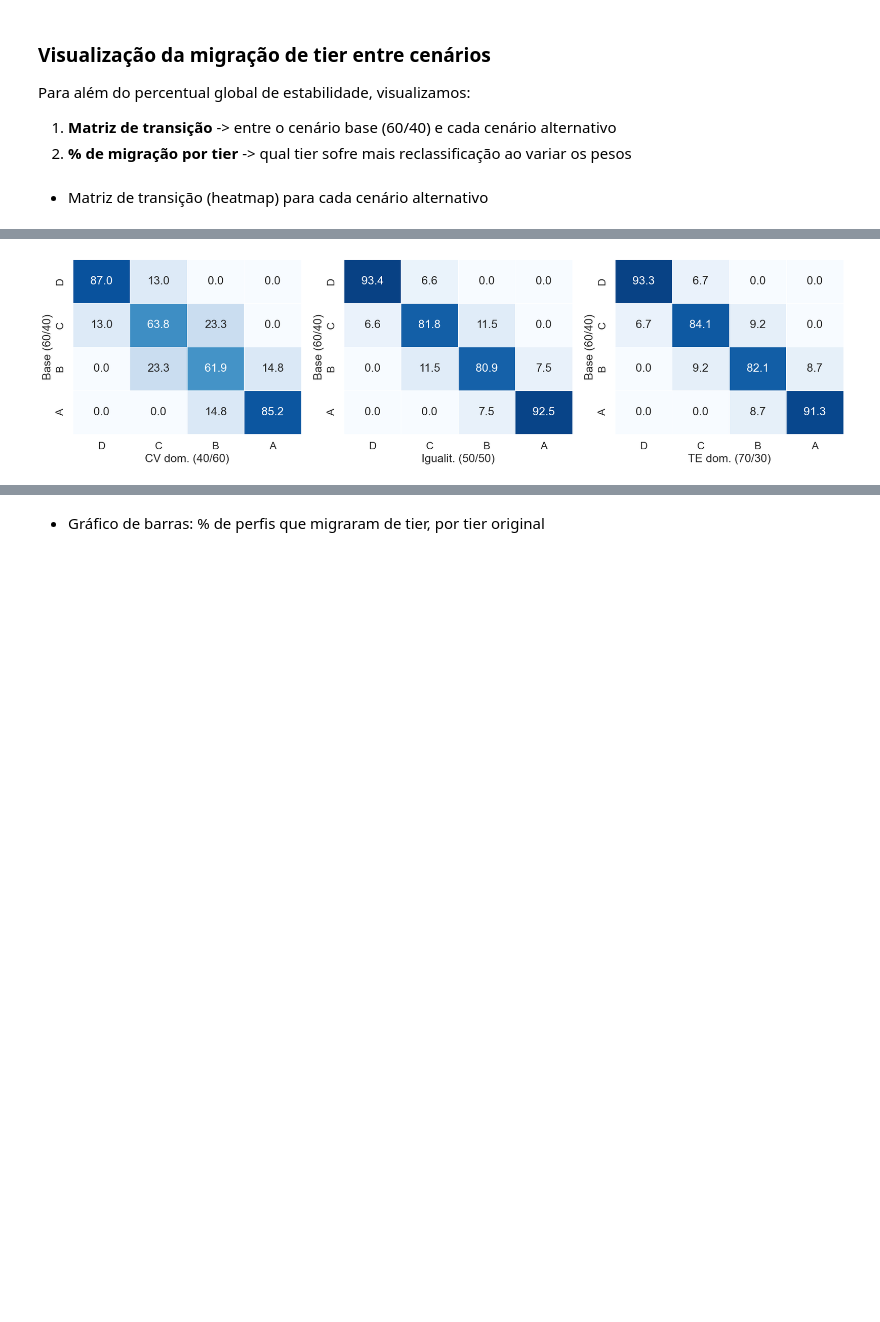
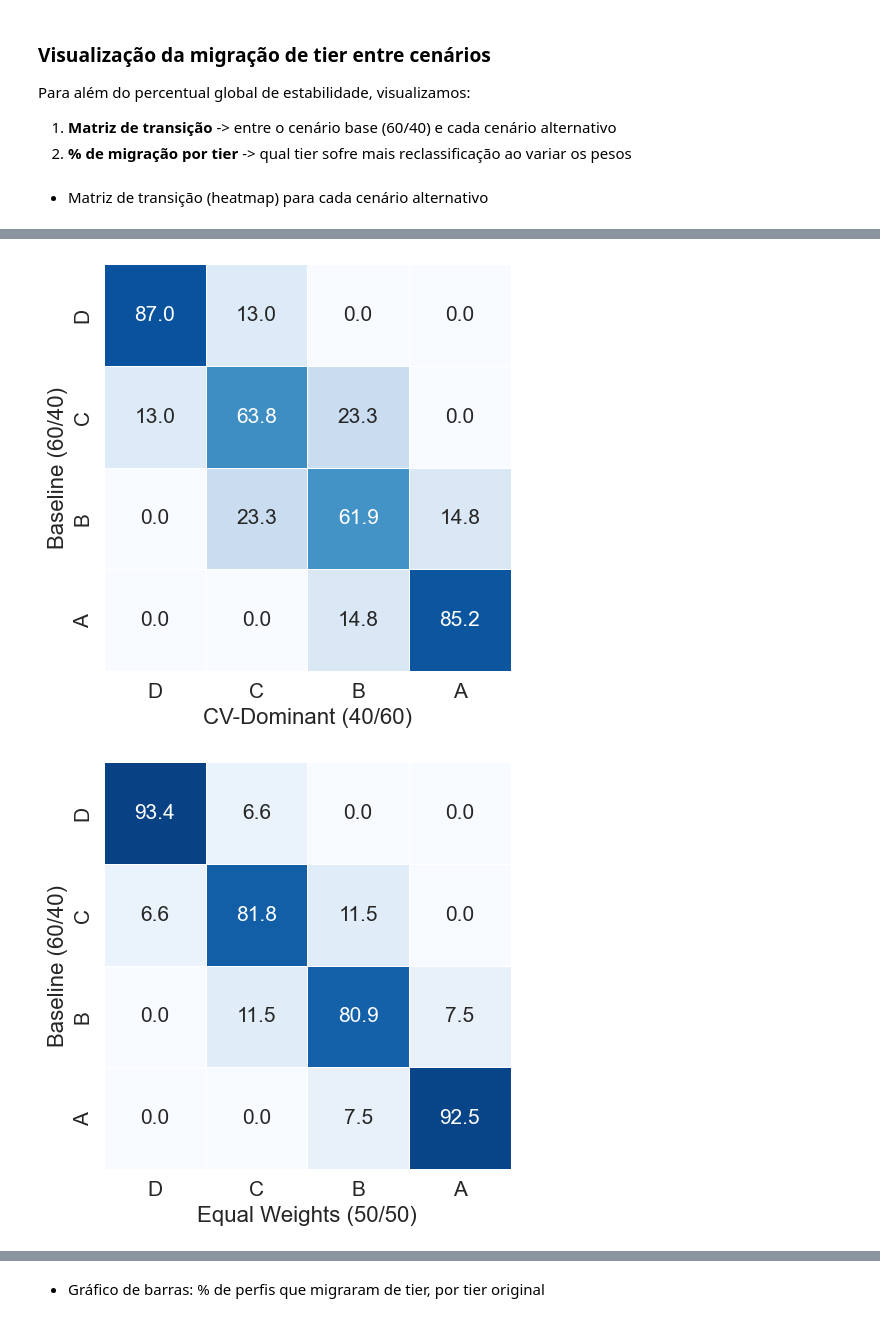
Before and after one commit to Davi-SC/audience-quality-score, a Jupyter notebook: perfil_qualificacao.ipynb, the cells around one changed output, grey strips where cells are left out. Cells and saved outputs as stored; diff of their text form; code cells hidden in the pictures; blank space fills up the shorter version.

```diff
--- a/perfil_qualificacao.ipynb
+++ b/perfil_qualificacao.ipynb
@@ -500,25 +500,54 @@ for cen, label in alt_cenarios.items():
 # %%
-fig, axes = plt.subplots(1, len(alt_cenarios), figsize=(6 * len(alt_cenarios), 5))
-
-for ax, (cen, label) in zip(axes, alt_cenarios.items()):
-    alt_col = f"tier_{cen}"
-    ct = pd.crosstab(
-        scores_cenarios[base_col], scores_cenarios[alt_col],
-        normalize="index"
-    ).reindex(index=tier_order, columns=tier_order, fill_value=0) * 100
-
-    sns.heatmap(
-        ct, annot=True, fmt=".1f", cmap="Blues",
-        vmin=0, vmax=100, ax=ax, cbar=False,
-        linewidths=0.5, linecolor="white"
-    )
-    # ax.set_title(f"Base → {label}", fontsize=11)
-    ax.set_xlabel(f"{label}")
-    ax.set_ylabel("Base (60/40)")
-
-# fig.suptitle("Matrizes de transição de tier (% por linha)", fontsize=13, y=1.02)
-plt.tight_layout()
-plt.savefig("output/fig_migracao_tier_heatmaps.png", dpi=150, bbox_inches="tight")
-plt.show()
+alt_cenarios = {
+    "40_60": "CV-Dominant (40/60)",
+    "50_50": "Equal Weights (50/50)",
+    "70_30": "ER-Dominant (70/30)",
+}
-# %% [output]
-[figure, removed]
+# %%
+for cen, label in alt_cenarios.items():
+    alt_col = f"tier_{cen}"
+
+    ct = pd.crosstab(
+        scores_cenarios[base_col],
+        scores_cenarios[alt_col],
+        normalize="index"
+    ).reindex(
+        index=tier_order,
+        columns=tier_order,
+        fill_value=0
+    ) * 100
+
+    plt.figure(figsize=(5, 5))
+
+    ax = sns.heatmap(
+        ct,
+        annot=True,
+        fmt=".1f",
+        cmap="Blues",
+        vmin=0,
+        vmax=100,
+        cbar=False,
+        linewidths=0.5,
+        linecolor="white",
+        annot_kws={"fontsize": 15}      # valores nas células
+    )
+
+    ax.set_xlabel(label, fontsize=16)
+    ax.set_ylabel("Baseline (60/40)", fontsize=16)
+
+    ax.tick_params(axis="x", labelsize=15)
+    ax.tick_params(axis="y", labelsize=15)
+
+    plt.tight_layout()
+
+    plt.savefig(
+        f"output/fig_tier_transition_{cen}_en.png",
+        dpi=300,
+        bbox_inches="tight"
+    )
+
+    plt.show()
+    plt.close()
+# %% [output]
+[figure, added]
+[figure, added]
```
Also changed, not shown: parts of 7 cells of this notebook, 2 other files.
